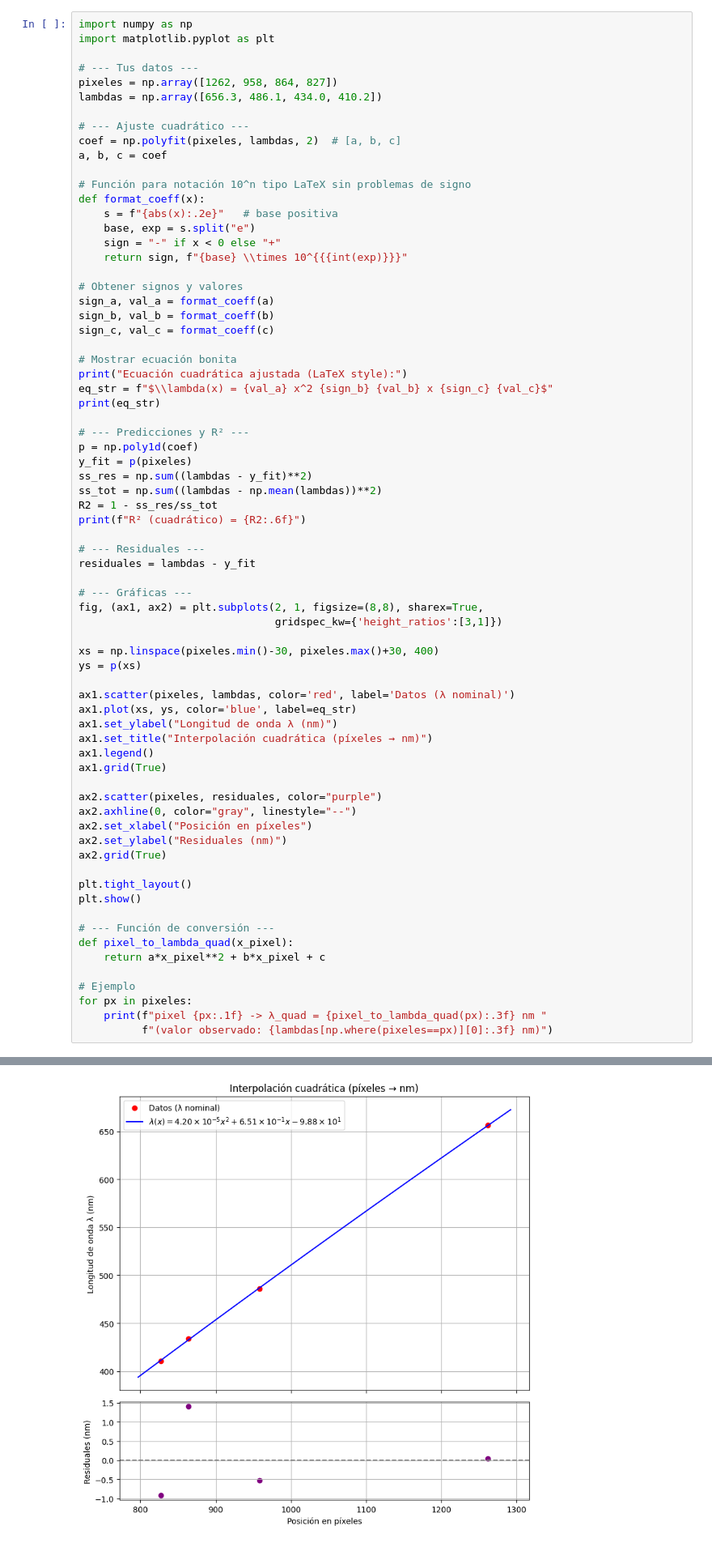
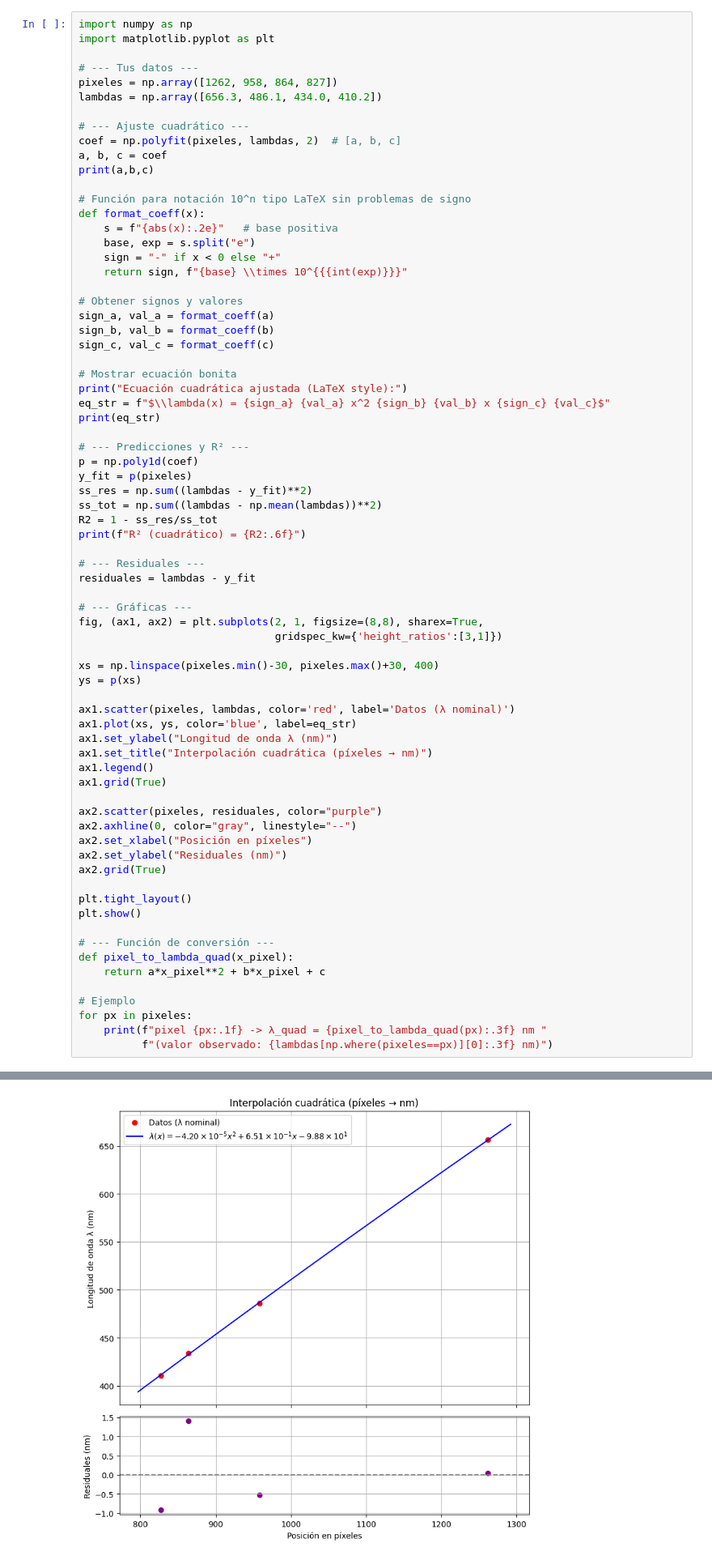
Before and after one commit to KateT840/Laboratorio_moderna, a Jupyter notebook: Lab_2/Codigo_Lab_2_hidrogeno.ipynb, the cells around one changed output, grey strips where cells are left out. Shown at 81% size. Cells and saved outputs as stored; diff of their text form.

```diff
--- a/Lab_2/Codigo_Lab_2_hidrogeno.ipynb
+++ b/Lab_2/Codigo_Lab_2_hidrogeno.ipynb
@@ -197,6 +197,7 @@ lambdas = np.array([656.3, 486.1, 434.0, 410.2])
 # --- Ajuste cuadrático ---
 coef = np.polyfit(pixeles, lambdas, 2)  # [a, b, c]
 a, b, c = coef
+print(a,b,c)
 
 # Función para notación 10^n tipo LaTeX sin problemas de signo
 def format_coeff(x):
@@ -212,7 +213,7 @@ sign_c, val_c = format_coeff(c)
 
 # Mostrar ecuación bonita
 print("Ecuación cuadrática ajustada (LaTeX style):")
-eq_str = f"$\\lambda(x) = {val_a} x^2 {sign_b} {val_b} x {sign_c} {val_c}$"
+eq_str = f"$\\lambda(x) = {sign_a} {val_a} x^2 {sign_b} {val_b} x {sign_c} {val_c}$"
 print(eq_str)
 
 # --- Predicciones y R² ---
@@ -263,5 +265,5 @@ $\lambda(x) = 4.20 \times 10^{-5} x^2 + 6.51 \times 10^{-1} x - 9.88 \times 10^{
 R² (cuadrático) = 0.999916
-[figure, old version]
+[figure, new version]
 pixel 1262.0 -> λ_quad = 656.263 nm (valor observado: 656.300 nm)
 pixel 958.0 -> λ_quad = 486.620 nm (valor observado: 486.100 nm)
 pixel 864.0 -> λ_quad = 432.593 nm (valor observado: 434.000 nm)
```
Also changed, not shown: parts of 1 cell of this notebook.
